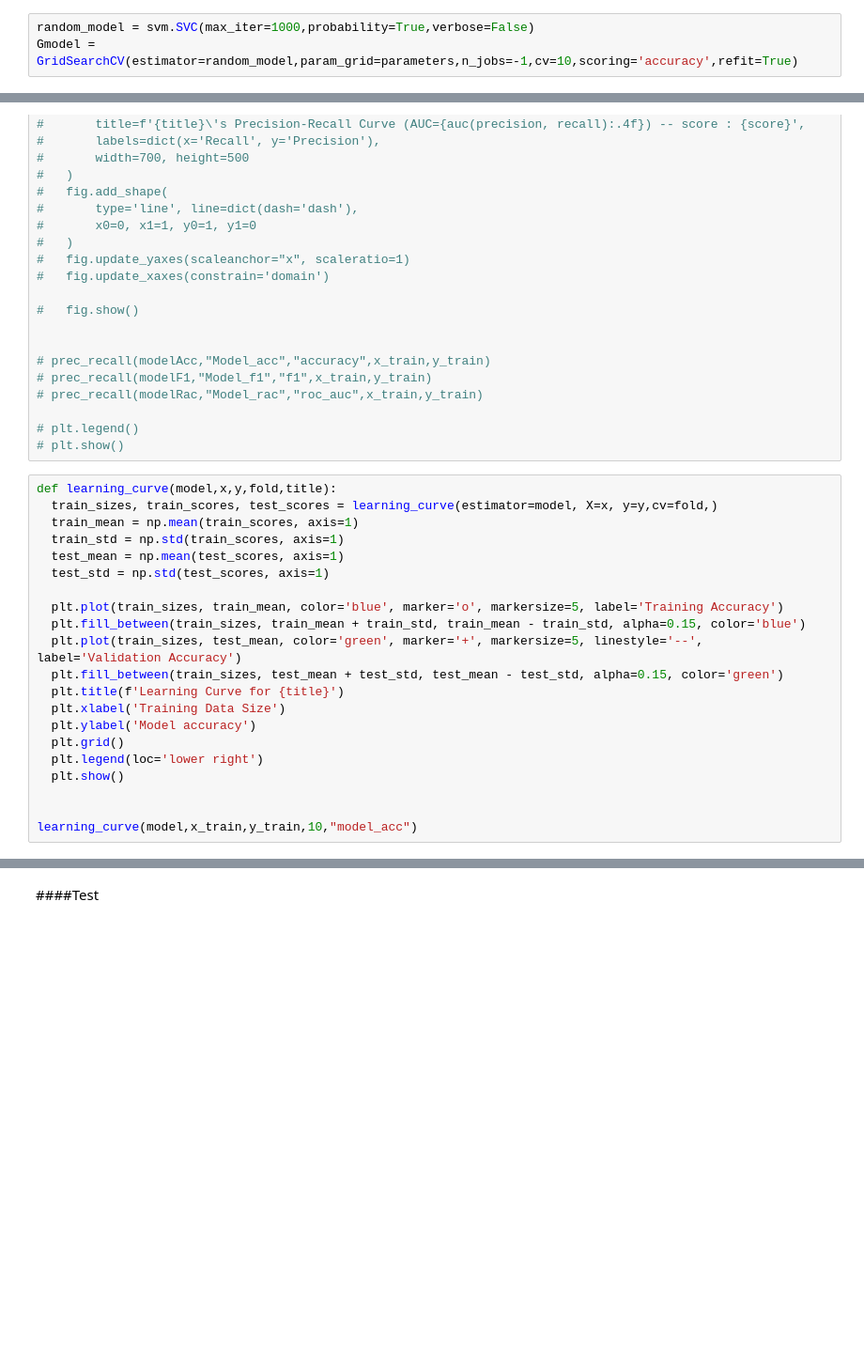
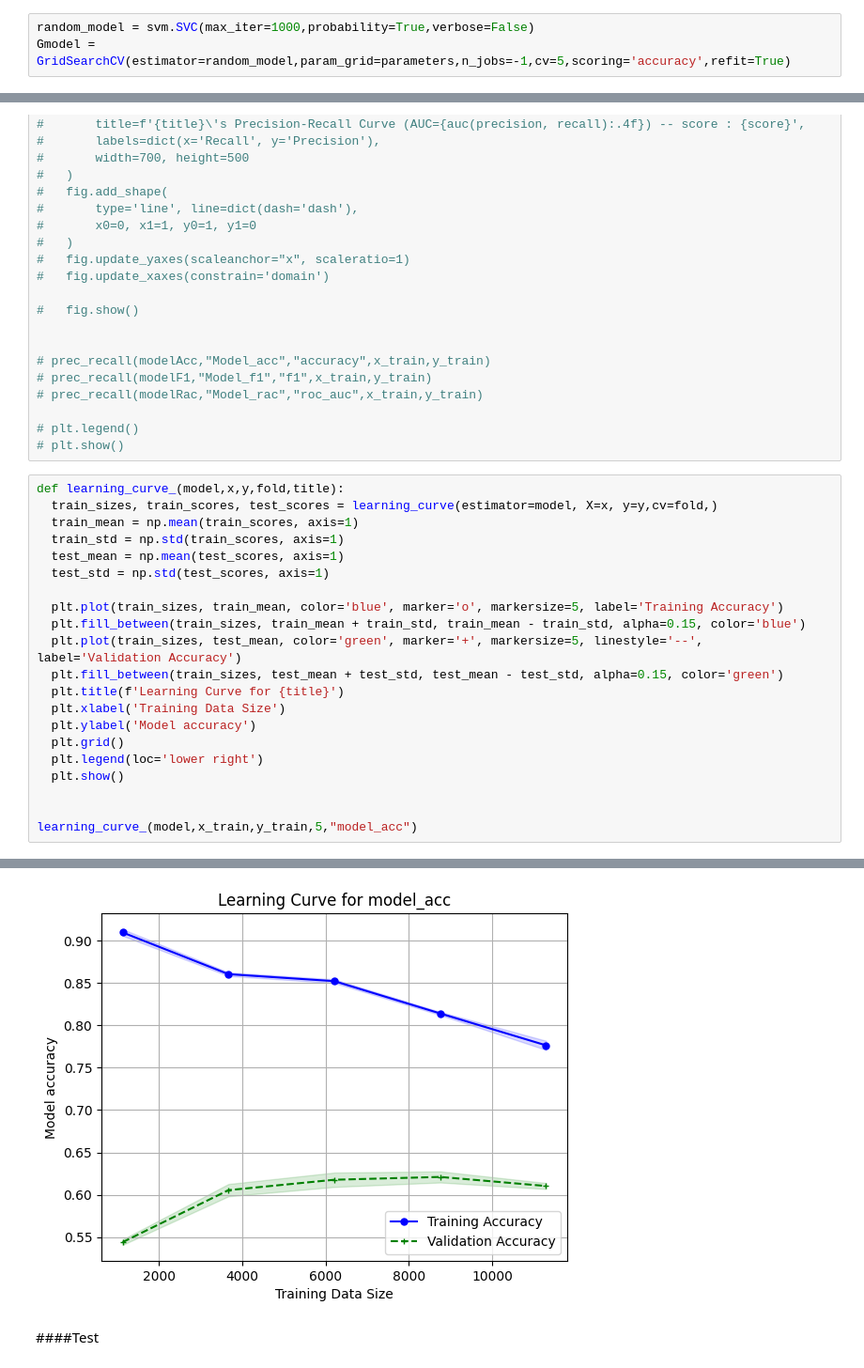
Before and after one commit to AAhmadS/Document-and-Token-Classification, a Jupyter notebook: Sentiment_analysis.ipynb, the cells around one changed output, grey strips where cells are left out. Shown: that part at 94% size. Cells and saved outputs as stored; diff of their text form; blank space fills up the shorter version.

```diff
--- a/Sentiment_analysis.ipynb
+++ b/Sentiment_analysis.ipynb
@@ -298,7 +298,7 @@ parameters = dict(kernel=['linear'],C = [5e-3,1e-2,5e-2,1e-1,5e-1,1])
 ####Train and evaluation section
 # %%
 random_model = svm.SVC(max_iter=1000,probability=True,verbose=False)
-Gmodel = GridSearchCV(estimator=random_model,param_grid=parameters,n_jobs=-1,cv=10,scoring='accuracy',refit=True)
+Gmodel = GridSearchCV(estimator=random_model,param_grid=parameters,n_jobs=-1,cv=5,scoring='accuracy',refit=True)
 # %%
 Gmodel.fit(x_train,y_train)
 model = Gmodel.best_estimator_
@@ -363,7 +383,7 @@ AttributeError: ignored
 # plt.legend()
 # plt.show()
 # %%
-def learning_curve(model,x,y,fold,title):
+def learning_curve_(model,x,y,fold,title):
   train_sizes, train_scores, test_scores = learning_curve(estimator=model, X=x, y=y,cv=fold,)
   train_mean = np.mean(train_scores, axis=1)
   train_std = np.std(train_scores, axis=1)
@@ -382,5 +402,5 @@ def learning_curve(model,x,y,fold,title):
   plt.show()
 
 
-learning_curve(model,x_train,y_train,10,"model_acc")
+learning_curve_(model,x_train,y_train,5,"model_acc")
 # %% [output]
@@ -388,3 +424,4 @@ NameError: ignored
+[figure, added]
 # %% [markdown]
 ####Test
 # %%
```
Also changed, not shown: parts of 12 cells of this notebook.
